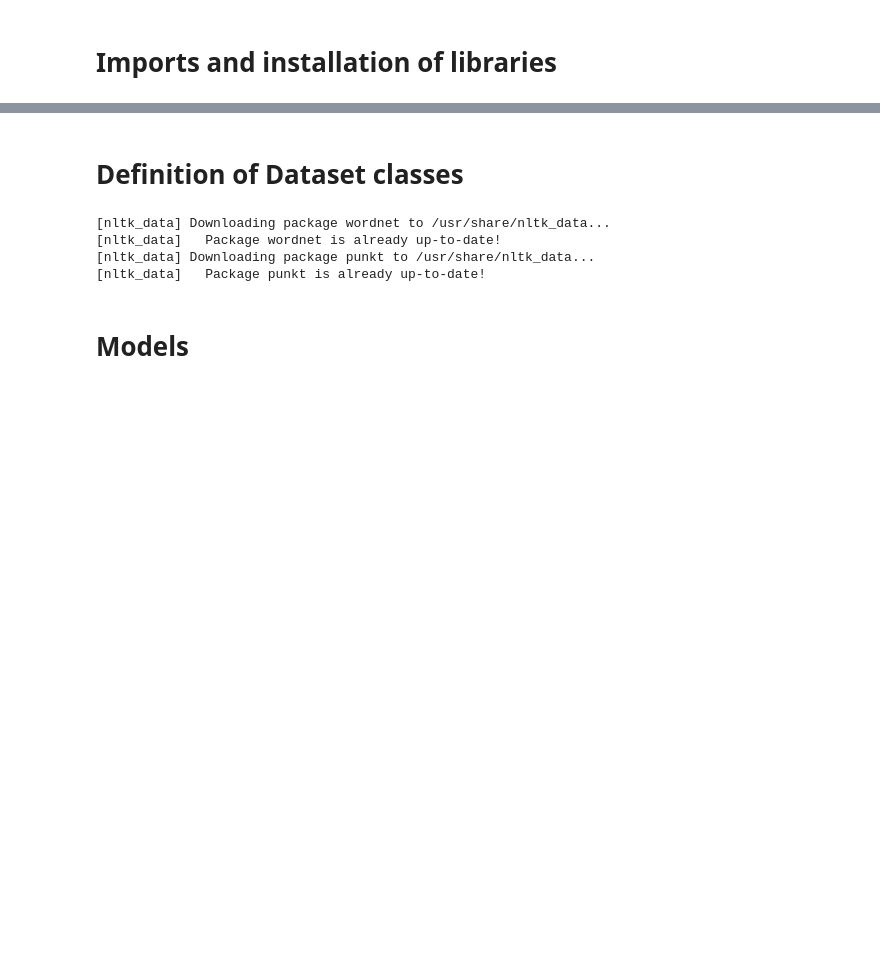
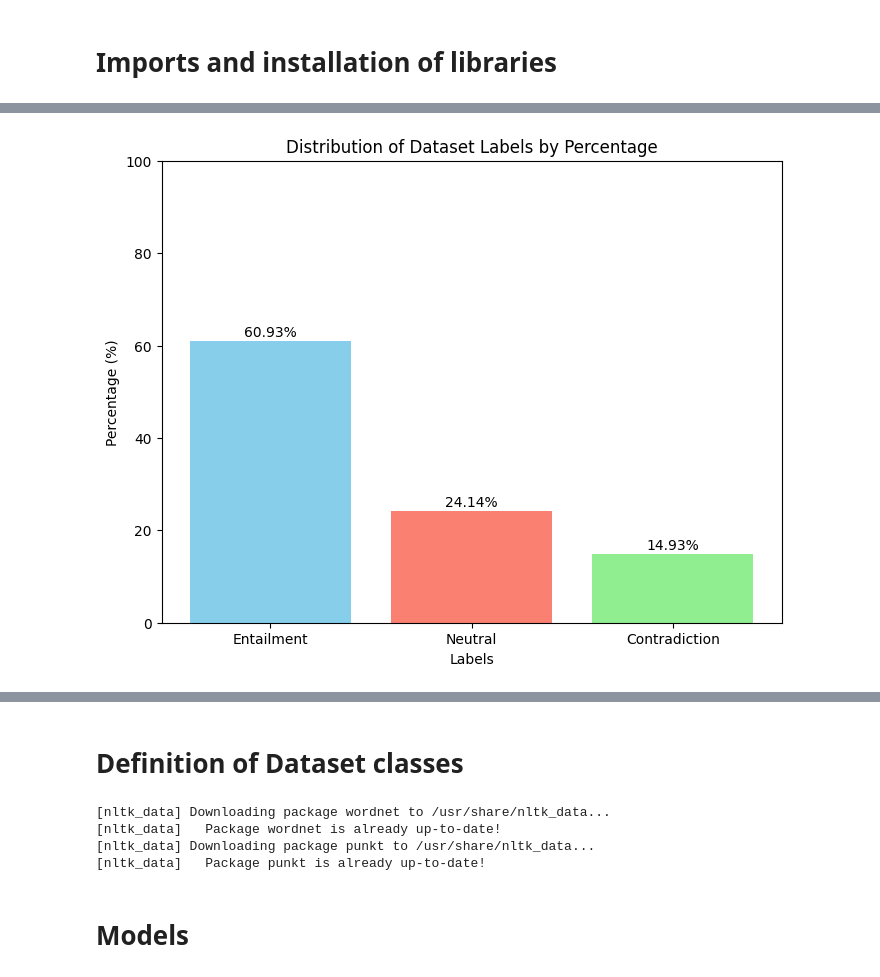
Before and after one commit to monteleone-1883922/hw2_nlp, a Jupyter notebook: main.ipynb, the cells around one changed output, grey strips where cells are left out. Drawn from its saved outputs; the diff is of its cells as text; code cells hidden in the pictures; blank space fills up the shorter version.

```diff
--- a/main.ipynb
+++ b/main.ipynb
@@ -70,3 +124,87 @@ def print_progress_bar(percentuale: float, lunghezza_barra: int = 30, text: str=
     barra = "[" + "=" * (blocchi_compilati - 1) + ">" + " " * (lunghezza_barra - blocchi_compilati) + "]"
     sys.stdout.write(f"\r{barra} {percentuale * 100:.2f}% complete " + text)
     sys.stdout.flush()
+# %%
+new_seed = 108
+def set_seed(seed):
+    np.random.seed(seed)
+    rnd.seed(seed)
+    torch.manual_seed(seed)
+    torch.cuda.manual_seed_all(seed)
+    torch.backends.cudnn.deterministic = True # Se stai usando GPU
+    return seed, seed+1
+
+
+manipulation_dict = {
+    'NEGATE_PART_PREMISE': 1,
+    'SYNONYM': 1,
+    'ANTINOMY_PART_PREMISE': 1,
+    'HYPONYM_PREMISE': 1,
+    'SWITCH_DATA': 1,
+    'SWITCH_PARTIAL_DATA': 1,
+    'TAKE_PART_PREMISE': 1,
+    'NEGATE_HYPOTHESIS': 1,
+    'HYPERNYM_HYPOTHESIS': 1,
+    'IMPOSSIBILITY': 1,
+    'TRUNCATE_HYPOTHESIS': 1,
+    'TAUTOLOGY': 1,
+    'DUPLICATE_HYPOTHESIS': 1,
+    'CHANGE_NUMBERS': 1,
+    'CONVERT_NUMBERS': 5
+}
+
+initial_counts = [31128, 12331, 7627]
+
+def print_histogram(example_counts):
+    labels = ["Entailment", "Neutral", "Contradiction"]
+
+    # Calcolo delle percentuali
+    total_examples = sum(example_counts)
+    percentages = [(count / total_examples) * 100 for count in example_counts]
+
+    # Creazione dell'istogramma
+    plt.figure(figsize=(8, 6))
+    plt.bar(labels, percentages, color=['skyblue', 'salmon', 'lightgreen'])
+    plt.xlabel('Labels')
+    plt.ylabel('Percentage (%)')
+    plt.title('Distribution of Dataset Labels by Percentage')
+    plt.ylim(0, 100)
+
+    # Visualizzazione delle percentuali sopra ogni barra
+    for i, percentage in enumerate(percentages):
+        plt.text(i, percentage + 1, f"{percentage:.2f}%", ha='center')
+
+    plt.show()
+
+seed, new_seed = set_seed(new_seed)
+training_set, new_data, info_augmentations = augment_data(training_set, 5000, manipulation_dict)
+grouped_data = {}
+new_counts = initial_counts.copy()
+for sample in new_data:
+    if sample['label'] == 'CONTRADICTION':
+        new_counts[1] += 1
+    elif sample['label'] == 'NEUTRAL':
+        new_counts[2] += 1
+    elif sample['label'] == 'ENTAILMENT':
+        new_counts[0] += 1
+    else:
+        print("error")
+    augment_value = sample['augment_method']
+    grouped_data[augment_value] = grouped_data.get(augment_value, []) + [sample]
+pprint(info_augmentations)
+
+total_attempts = 0
+total_successes = 0
+
+# Itera attraverso il dizionario e somma i valori
+for key, values in info_augmentations.items():
+    total_attempts += values['count']
+    total_successes += values['success']
+
+# Stampa i risultati
+print(f"Totale tentativi: {total_attempts}")
+print(f"Totale successi: {total_successes}")
+
+print_histogram(initial_counts)
+print_histogram(new_counts)
+# %% [output]
@@ -72,0 +231 @@ def print_progress_bar(percentuale: float, lunghezza_barra: int = 30, text: str=
+[figure, added]
```
Also changed, not shown: parts of 11 cells of this notebook.
